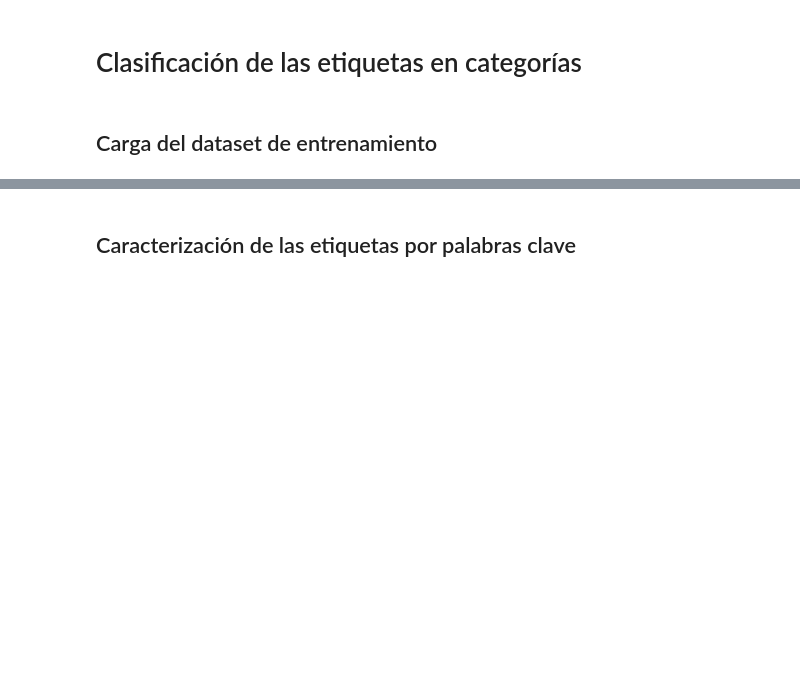
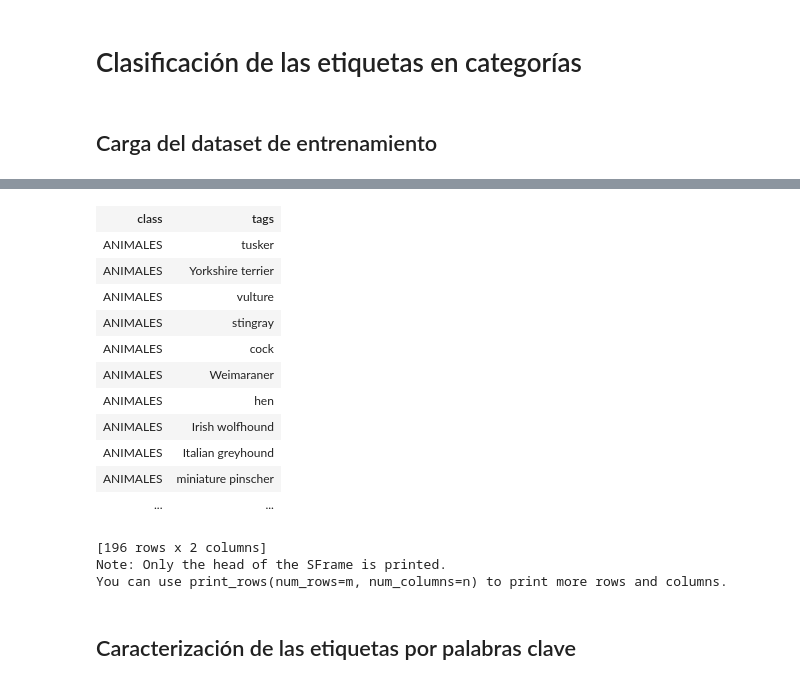
Before and after one commit to beeva-marianmoldovan/beeva-notebooks, a Jupyter notebook: IMGS_Instagram/rec_imagenes_instagram.ipynb, the cells around one changed output, grey strips where cells are left out. Drawn from its saved outputs; the diff is of its cells as text; code cells hidden in the pictures; blank space fills up the shorter version.

```diff
--- a/IMGS_Instagram/rec_imagenes_instagram.ipynb
+++ b/IMGS_Instagram/rec_imagenes_instagram.ipynb
@@ -118,3 +150,21 @@ the column_type_hints argument
+# %%
+sf
+# %% [output]
+| class | tags |
+| ANIMALES | tusker |
+| ANIMALES | Yorkshire terrier |
+| ANIMALES | vulture |
+| ANIMALES | stingray |
+| ANIMALES | cock |
+| ANIMALES | Weimaraner |
+| ANIMALES | hen |
+| ANIMALES | Irish wolfhound |
+| ANIMALES | Italian greyhound |
+| ANIMALES | miniature pinscher |
+| ... | ... |
+[196 rows x 2 columns]
+Note: Only the head of the SFrame is printed.
+You can use print_rows(num_rows=m, num_columns=n) to print more rows and columns.
 # %% [markdown]
 ## Caracterización de las etiquetas por palabras clave
 # %%
```
Also changed, not shown: parts of 19 cells of this notebook.
